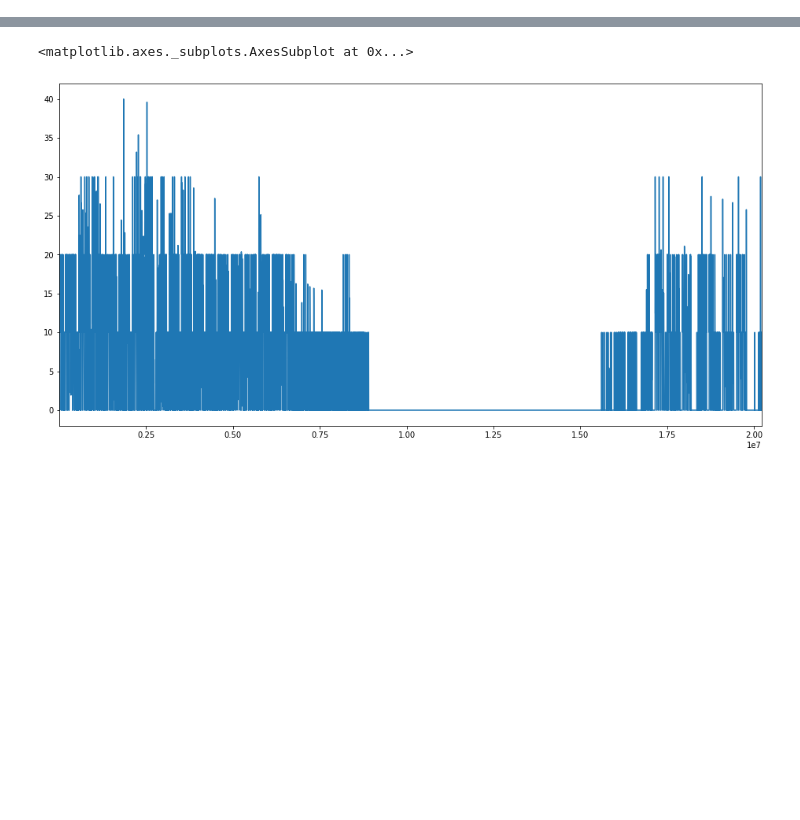
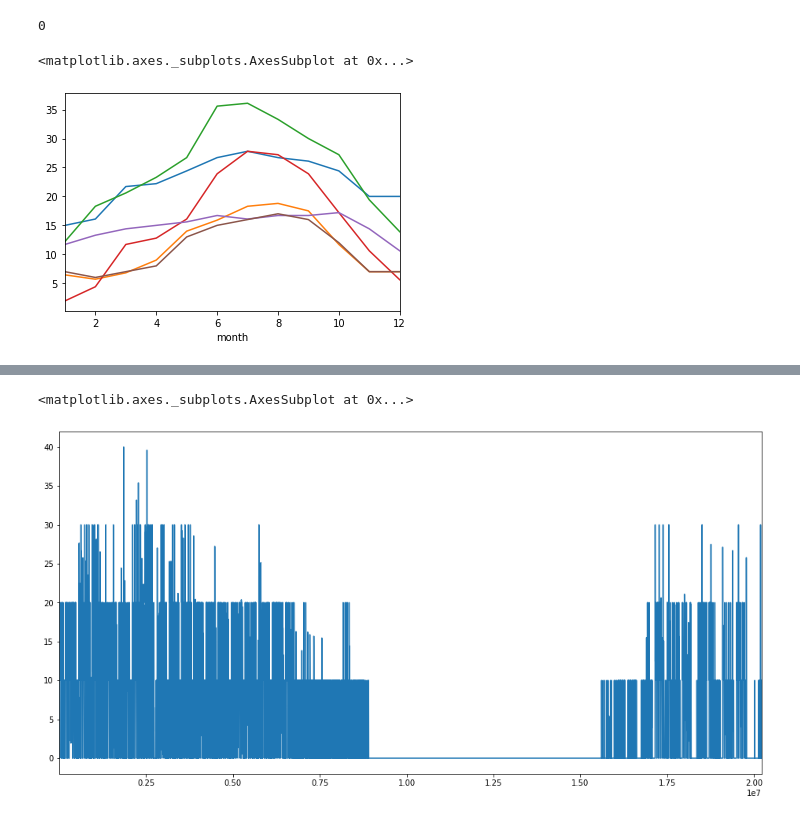
Before and after one commit to EvilPsyCHo/competition, a Jupyter notebook: Kaggle-ASHRAE/未命名.ipynb, the cells around one changed output, grey strips where cells are left out. Drawn from its saved outputs; the diff is of its cells as text; code cells hidden in the pictures; blank space fills up the shorter version.

```diff
--- a/Kaggle-ASHRAE/未命名.ipynb
+++ b/Kaggle-ASHRAE/未命名.ipynb
@@ -53,0 +9,2 @@ len(meter_0_bad_zero(df[df.meter == 0]))
+# %%
+w = pd.read_pickle("./data/weather_train.pkl")
@@ -90,0 +39,18 @@ array([ 106,  109,  112,  113,  114,  117,  119,  121,  138,  139,  144,
+# %%
+df.tmp.isnull().sum()
+# %% [output]
+0
+# %%
+w['month'] = w.timestamp.dt.month
+# %%
+w_stat = w.groupby(['site_id', 'month'])['air_temperature'].median().reset_index()
+# %%
+w_stat[w_stat.site_id == 0].set_index('month').air_temperature.plot()
+w_stat[w_stat.site_id == 1].set_index('month').air_temperature.plot()
+w_stat[w_stat.site_id == 2].set_index('month').air_temperature.plot()
+w_stat[w_stat.site_id == 3].set_index('month').air_temperature.plot()
+w_stat[w_stat.site_id == 4].set_index('month').air_temperature.plot()
+w_stat[w_stat.site_id == 5].set_index('month').air_temperature.plot()
+# %% [output]
+<matplotlib.axes._subplots.AxesSubplot at 0x...>
+[figure, added]
```
Also changed, not shown: parts of 22 cells of this notebook, 3 other files.
